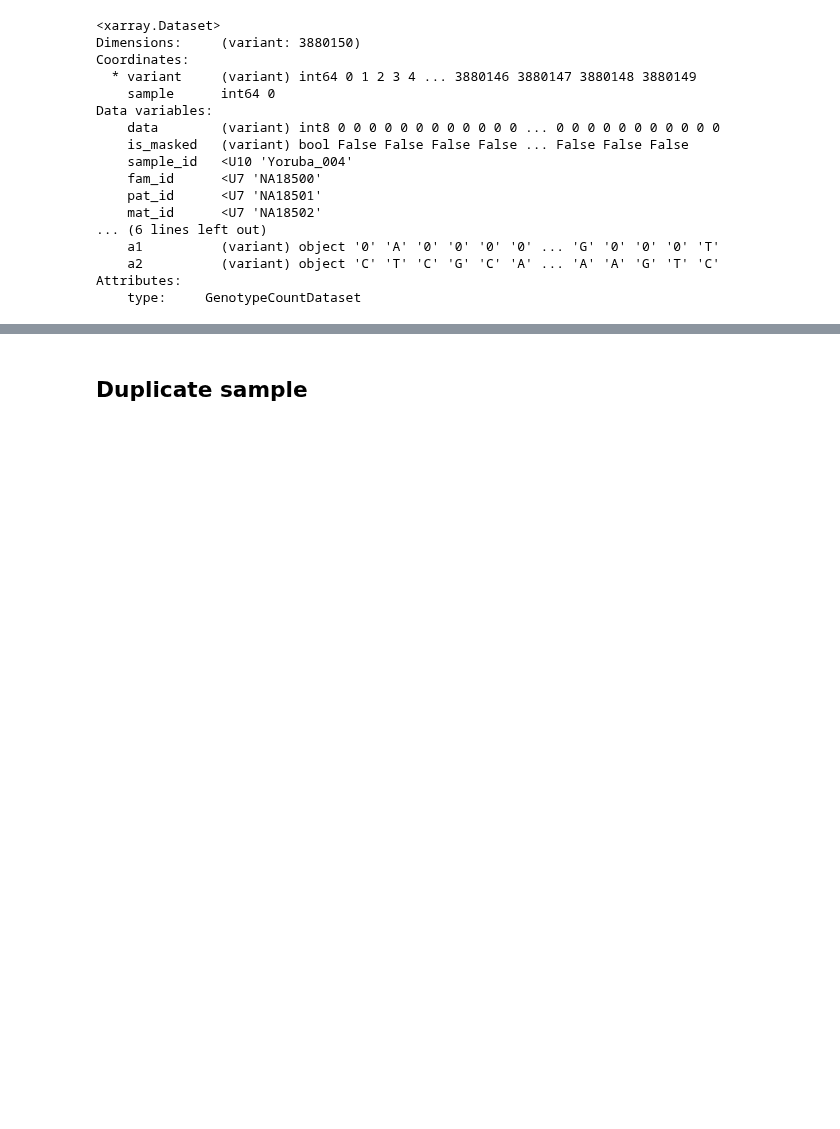
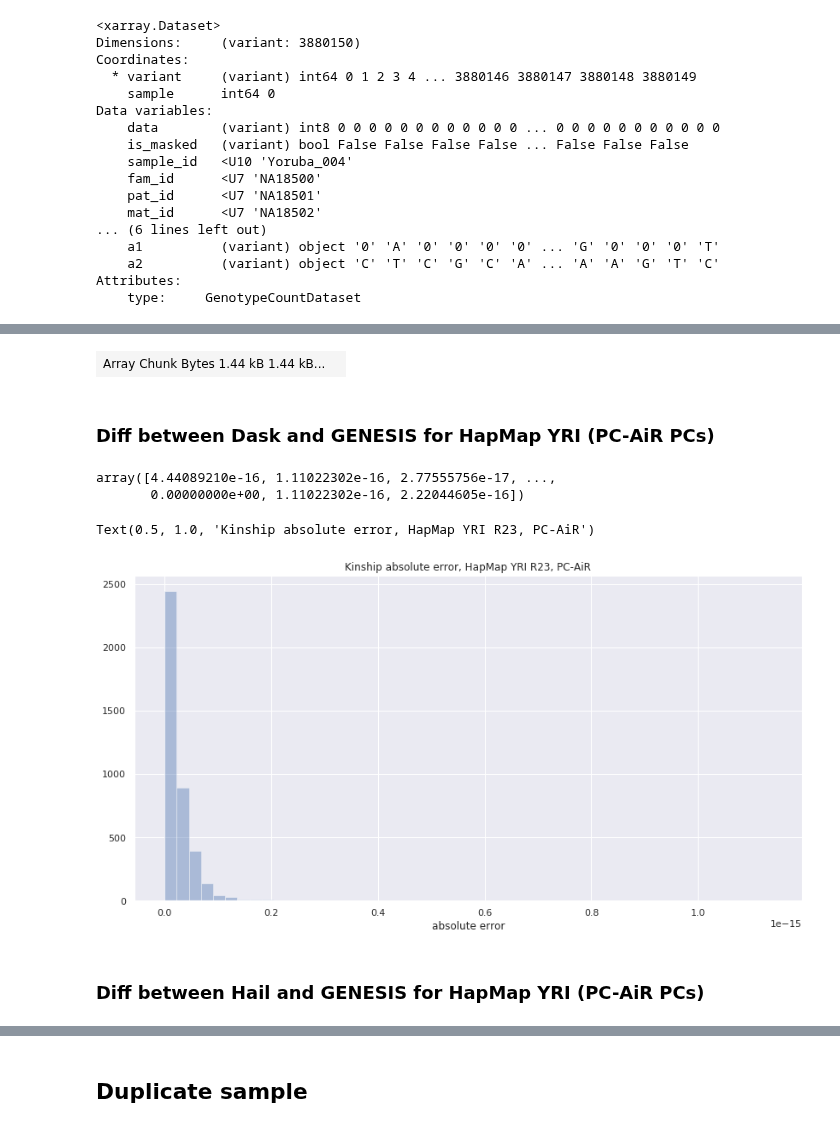
Before and after one commit to related-sciences/gwas-analysis, a Jupyter notebook: notebooks/platform/xarray/pc_relate/pc_relate.ipynb, the cells around one changed output, grey strips where cells are left out. Drawn from its saved outputs; the diff is of its cells as text; code cells hidden in the pictures; blank space fills up the shorter version.

```diff
--- a/notebooks/platform/xarray/pc_relate/pc_relate.ipynb
+++ b/notebooks/platform/xarray/pc_relate/pc_relate.ipynb
@@ -320,0 +346,26 @@ Attributes:
+# %%
+yri_r23_pcs_air = da.from_array(pd.read_csv("yri_r23_pcs.csv", usecols=[1,2]).to_numpy()).T
+yri_r23_pcs_air
+# %% [output]
+| Array Chunk Bytes 1.44 kB 1.44 kB... |  |
+# %% [markdown]
+### Diff between Dask and GENESIS for HapMap YRI (PC-AiR PCs)
+# %%
+phi_pc_air_yri_r23 = pc_relate(yri_r23_pcs_air, g_yri_r23)
+phi_pc_air_yri_r23_diag_0 = da.triu(phi_pc_air_yri_r23, k=1).compute()
+# %%
+upper_tri_phi_pc_air_yri_r23 = phi_pc_air_yri_r23_diag_0[np.triu_indices_from(phi_pc_air_yri_r23_diag_0, 1)]
+assert len(upper_tri_phi_pc_air_yri_r23) == len(genesis_yri_r23_kinship)
+abs_diff_yri_pc_air = np.abs(upper_tri_phi_pc_air_yri_r23 - upper_tri_mat_genesis_yri_r23_kinship)
+abs_diff_yri_pc_air
+# %% [output]
+array([4.44089210e-16, 1.11022302e-16, 2.77555756e-17, ...,
+       0.00000000e+00, 1.11022302e-16, 2.22044605e-16])
+# %%
+p = sns.distplot(abs_diff_yri_pc_air, kde=False, axlabel="absolute error")
+p.set_title("Kinship absolute error, HapMap YRI R23, PC-AiR")
+# %% [output]
+Text(0.5, 1.0, 'Kinship absolute error, HapMap YRI R23, PC-AiR')
+[figure, added]
+# %% [markdown]
+### Diff between Hail and GENESIS for HapMap YRI (PC-AiR PCs)
```
Also changed, not shown: parts of 22 cells of this notebook, 5 other files.
